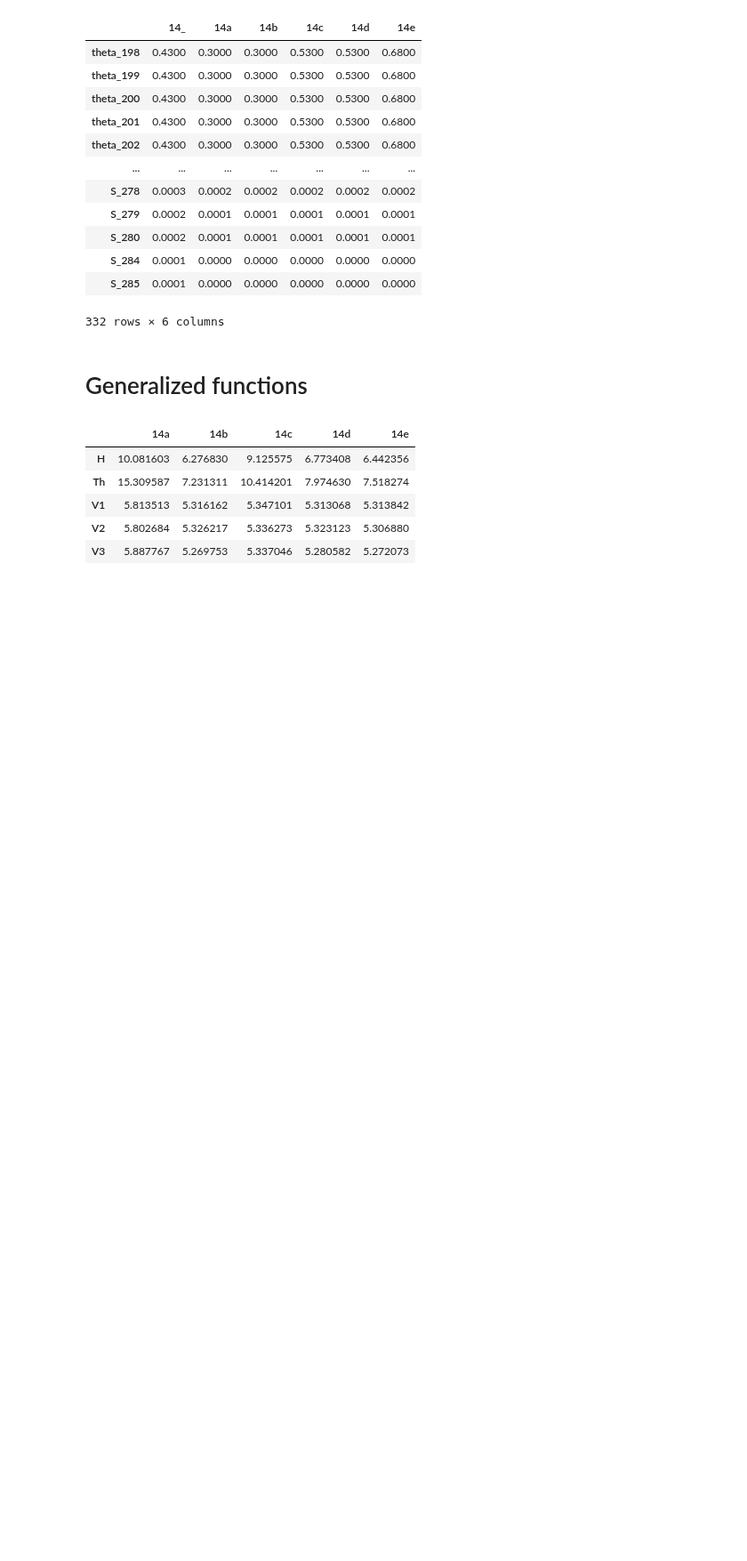
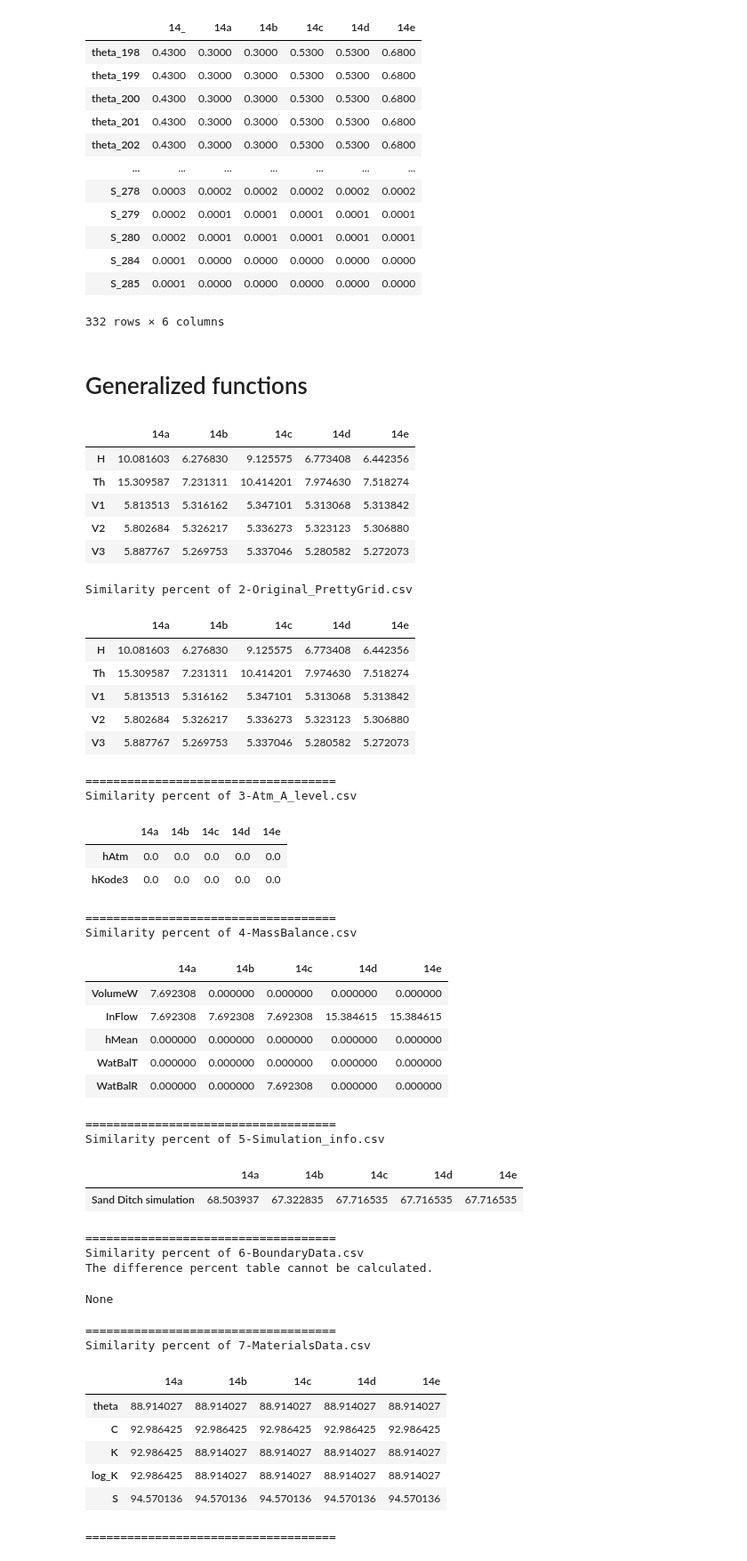
Before and after one commit to drnesr/SandDitch, a Jupyter notebook: Code/SandDitchAnalysis014.ipynb, the cells around one changed output. Shown at 89% size. Cells and saved outputs as stored; diff of their text form; code cells hidden in the pictures; blank space fills up the shorter version.

Commit message:
Modifying and testing the `get_similarity_percent` function

```diff
--- a/Code/SandDitchAnalysis014.ipynb
+++ b/Code/SandDitchAnalysis014.ipynb
@@ -452,3 +483,47 @@ get_similarity_percent(file_names[0], sources[0], sources[1:])
 | V1 | 5.813513 | 5.316162 | 5.347101 | 5.313068 | 5.313842 |
 | V2 | 5.802684 | 5.326217 | 5.336273 | 5.323123 | 5.306880 |
 | V3 | 5.887767 | 5.269753 | 5.337046 | 5.280582 | 5.272073 |
+# %%
+# Test
+for f in file_names:
+    print (f"Similarity percent of {f}")
+    display(get_similarity_percent(f, sources[0], sources[1:]))
+    print ("====================================")
+# %% [output]
+Similarity percent of 2-Original_PrettyGrid.csv
+|  | 14a | 14b | 14c | 14d | 14e |
+| H | 10.081603 | 6.276830 | 9.125575 | 6.773408 | 6.442356 |
+| Th | 15.309587 | 7.231311 | 10.414201 | 7.974630 | 7.518274 |
+| V1 | 5.813513 | 5.316162 | 5.347101 | 5.313068 | 5.313842 |
+| V2 | 5.802684 | 5.326217 | 5.336273 | 5.323123 | 5.306880 |
+| V3 | 5.887767 | 5.269753 | 5.337046 | 5.280582 | 5.272073 |
+====================================
+Similarity percent of 3-Atm_A_level.csv
+|  | 14a | 14b | 14c | 14d | 14e |
+| hAtm | 0.0 | 0.0 | 0.0 | 0.0 | 0.0 |
+| hKode3 | 0.0 | 0.0 | 0.0 | 0.0 | 0.0 |
+====================================
+Similarity percent of 4-MassBalance.csv
+|  | 14a | 14b | 14c | 14d | 14e |
+| VolumeW | 7.692308 | 0.000000 | 0.000000 | 0.000000 | 0.000000 |
+| InFlow | 7.692308 | 7.692308 | 7.692308 | 15.384615 | 15.384615 |
+| hMean | 0.000000 | 0.000000 | 0.000000 | 0.000000 | 0.000000 |
+| WatBalT | 0.000000 | 0.000000 | 0.000000 | 0.000000 | 0.000000 |
+| WatBalR | 0.000000 | 0.000000 | 7.692308 | 0.000000 | 0.000000 |
+====================================
+Similarity percent of 5-Simulation_info.csv
+|  | 14a | 14b | 14c | 14d | 14e |
+| Sand Ditch simulation | 68.503937 | 67.322835 | 67.716535 | 67.716535 | 67.716535 |
+====================================
+Similarity percent of 6-BoundaryData.csv
+The difference percent table cannot be calculated.
+None
+====================================
+Similarity percent of 7-MaterialsData.csv
+|  | 14a | 14b | 14c | 14d | 14e |
+| theta | 88.914027 | 88.914027 | 88.914027 | 88.914027 | 88.914027 |
+| C | 92.986425 | 92.986425 | 92.986425 | 92.986425 | 92.986425 |
+| K | 92.986425 | 88.914027 | 88.914027 | 88.914027 | 88.914027 |
+| log_K | 92.986425 | 88.914027 | 88.914027 | 88.914027 | 88.914027 |
+| S | 94.570136 | 94.570136 | 94.570136 | 94.570136 | 94.570136 |
+====================================
```
Also changed, not shown: parts of 3 cells of this notebook.
